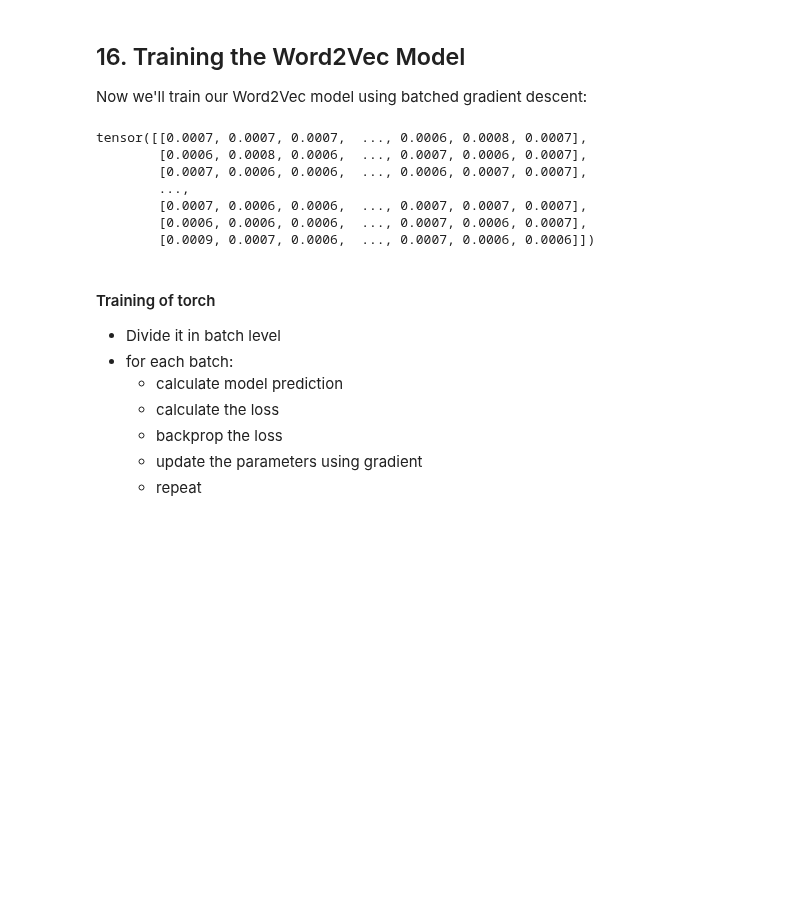
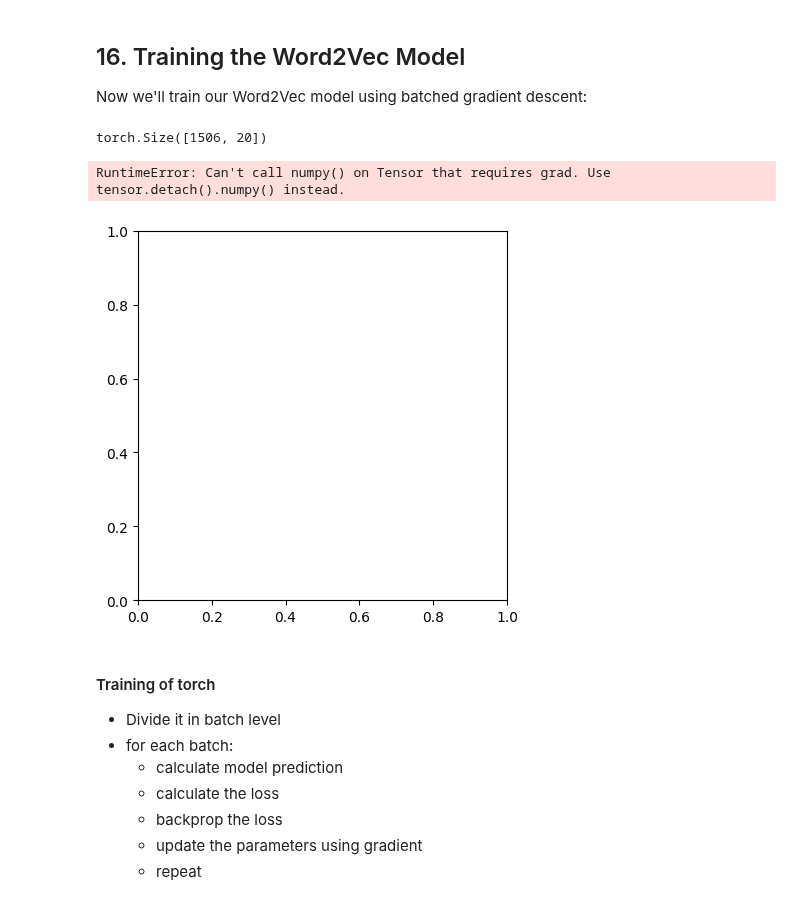
Before and after one commit to jdasam/aat3020, a Jupyter notebook: notebooks/1_word2vec.ipynb, the cells around one changed output. Cells and saved outputs as stored; diff of their text form; code cells hidden in the pictures; blank space fills up the shorter version.

```diff
--- a/notebooks/1_word2vec.ipynb
+++ b/notebooks/1_word2vec.ipynb
@@ -499,23 +506,24 @@ Now we'll train our Word2Vec model using batched gradient descent:
 # making batch from train_set
 # Batch is a set of training samples, that are calculated together
 # And also we update the model after one single batch
-
+word_vectors.requires_grad=True
 batch = train_set[:20]
 batch
 center_words = [x[0] for x in batch]
-conetxt_words = [x[1] for x in batch]
+context_words = [x[1] for x in batch]
 
 center_words_vectors = word_vectors[center_words]
 prob = get_probs(center_words_vectors, word_vectors)
-prob
+prob.shape
 # %% [output]
-tensor([[0.0007, 0.0007, 0.0007,  ..., 0.0006, 0.0008, 0.0007],
-        [0.0006, 0.0008, 0.0006,  ..., 0.0007, 0.0006, 0.0007],
-        [0.0007, 0.0006, 0.0006,  ..., 0.0006, 0.0007, 0.0007],
-        ...,
-        [0.0007, 0.0006, 0.0006,  ..., 0.0007, 0.0007, 0.0007],
-        [0.0006, 0.0006, 0.0006,  ..., 0.0007, 0.0006, 0.0007],
-        [0.0009, 0.0007, 0.0006,  ..., 0.0007, 0.0006, 0.0006]])
+torch.Size([1506, 20])
+# %%
+center_words_vectors.shape
+import matplotlib.pyplot as plt
+plt.imshow(center_words_vectors)
+# %% [output]
+RuntimeError: Can't call numpy() on Tensor that requires grad. Use tensor.detach().numpy() instead.
+[figure, added]
 # %% [markdown]
 #### Training of torch
 - Divide it in batch level
```
Also changed, not shown: parts of 14 cells of this notebook.
